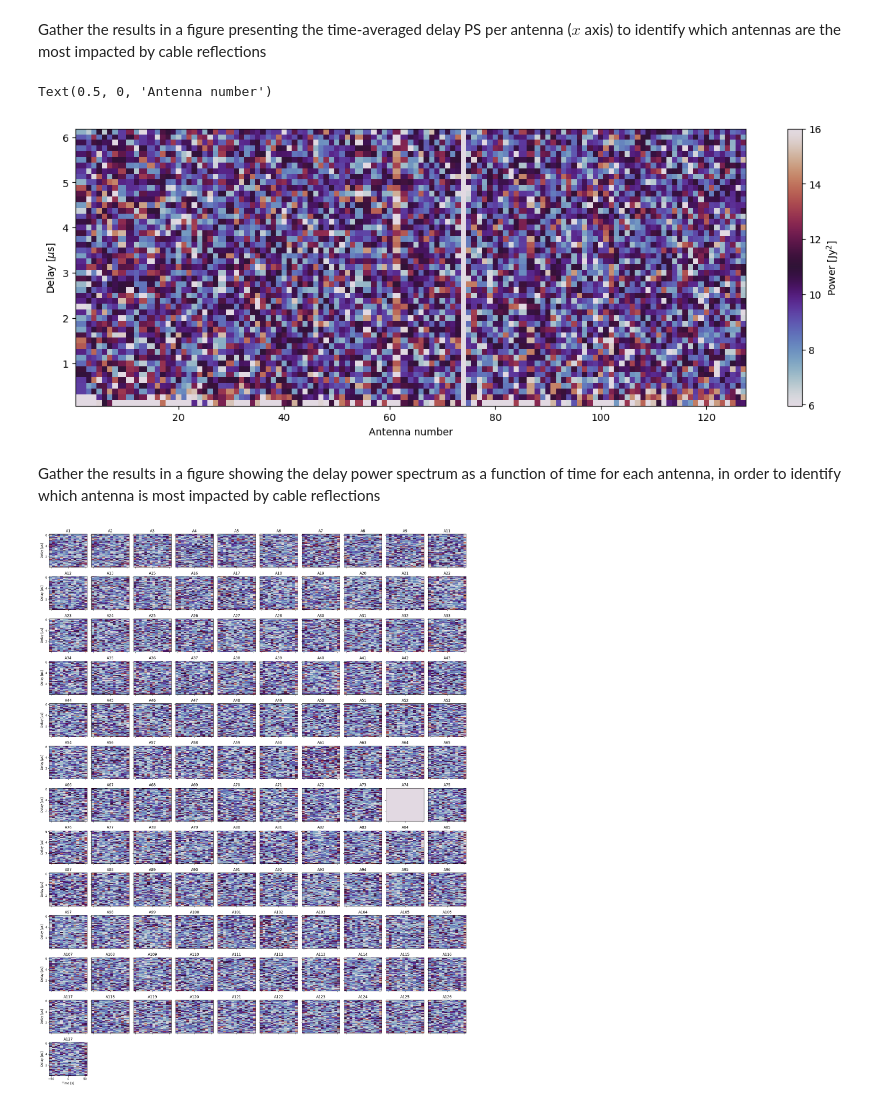
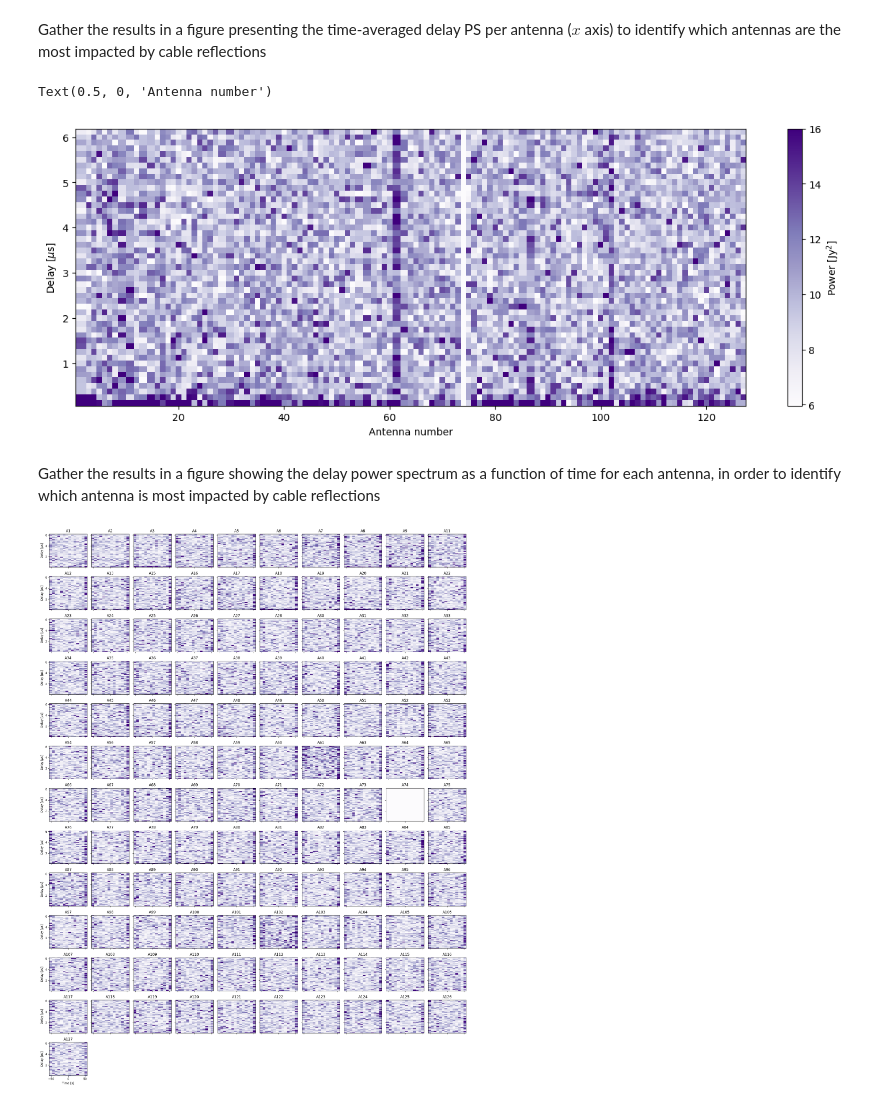
Before and after one commit to uksrc-developers/dsc-037-eor, a Jupyter notebook: delay_ps/bl-avg_delayps_per_antenna.ipynb, the cells around one changed output. Saved outputs shown, nothing was run; the diff lists cells and outputs as text; code cells hidden in the pictures.

```diff
--- a/delay_ps/bl-avg_delayps_per_antenna.ipynb
+++ b/delay_ps/bl-avg_delayps_per_antenna.ipynb
@@ -159,21 +159,21 @@ Gather the results in a figure presenting the time-averaged delay PS per antenna
 # %%
 vmin = np.percentile(np.abs(data_time_avg), 2)
 vmax = np.percentile(np.abs(data_time_avg), 98)
 
 fig, ax = plt.subplots(1, 1, figsize=(15, 5))
 im = ax.pcolormesh(
     dic['antenna_nums'],
     uvp.get_dlys(0)*1e6,
 	np.abs(data_time_avg).T,
-	cmap='twilight',
+	cmap='Purples',
     norm=colors.Normalize(vmin=vmin, vmax=vmax),
 )
 cbar = fig.colorbar(im, ax=ax, label=r'Power [Jy$^2$]')
 ax.set_ylabel(r'Delay [$\mu$s]')
 ax.set_xlabel('Antenna number')
 # %% [output]
 Text(0.5, 0, 'Antenna number')
-[figure, old version]
+[figure, new version]
 # %% [markdown]
 Gather the results in a figure showing the delay power spectrum as a function of time for each antenna, in order to identify which antenna is most impacted by cable reflections
 # %%
@@ -190,7 +190,7 @@ for i, antenna_num in enumerate(dic['antenna_nums']):
         time_array,
         uvp.get_dlys(0)*1e6,
         np.abs(data_per_antenna[i]).T,
-        cmap='twilight',
+        cmap='Purples',
         norm=colors.Normalize(vmin=vmin, vmax=vmax),
     )
     ax.set_title(f'A{antenna_num}')
@@ -202,4 +202,4 @@ for i in np.arange(ncol * nrow % len(dic['antenna_nums'])):
     axes.flatten()[-i-1].set_visible(False)
 fig.tight_layout()
 # %% [output]
-[figure, old version]
+[figure, new version]
```
Also changed, not shown: parts of 1 cell of this notebook, 6 other files.
